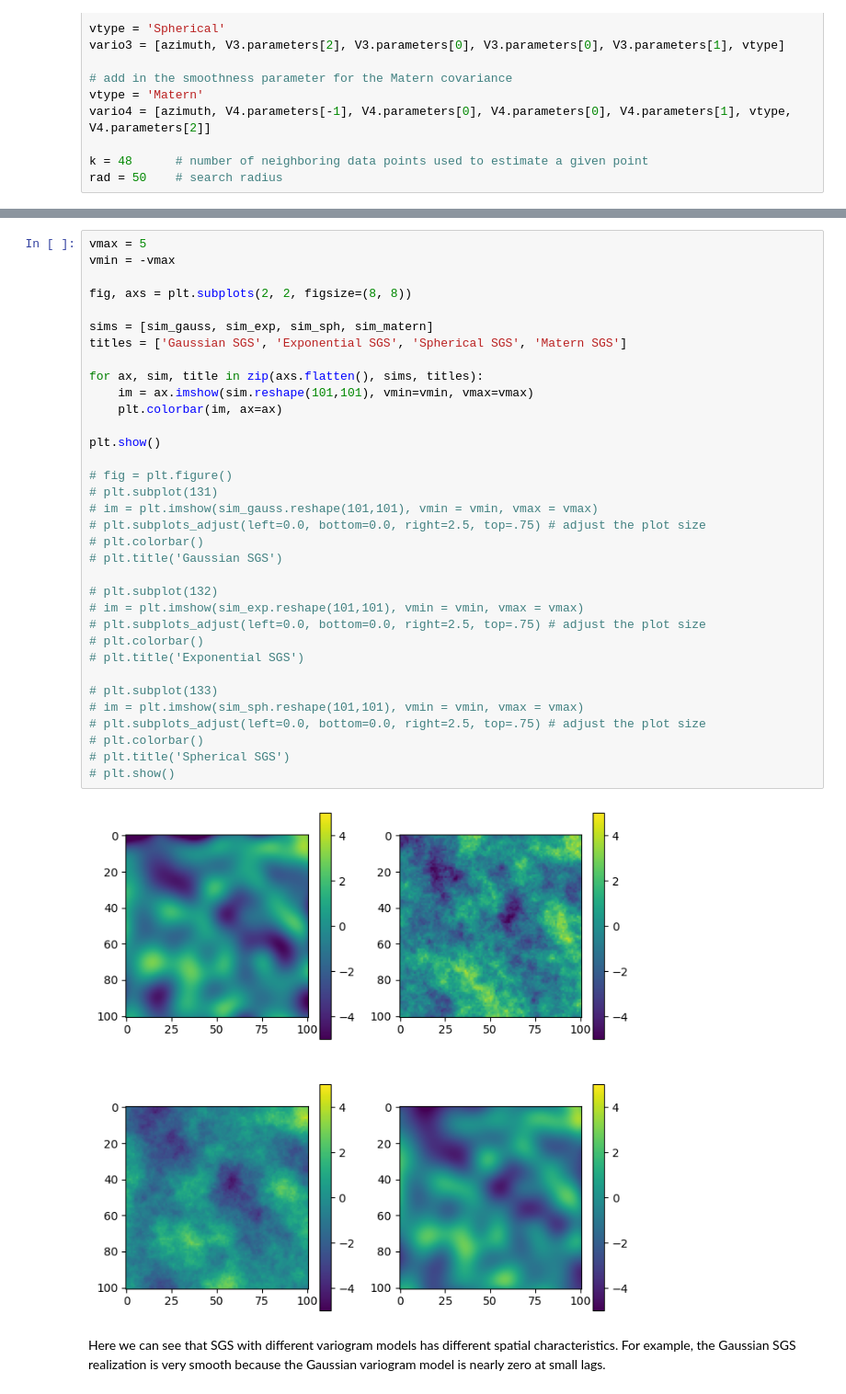
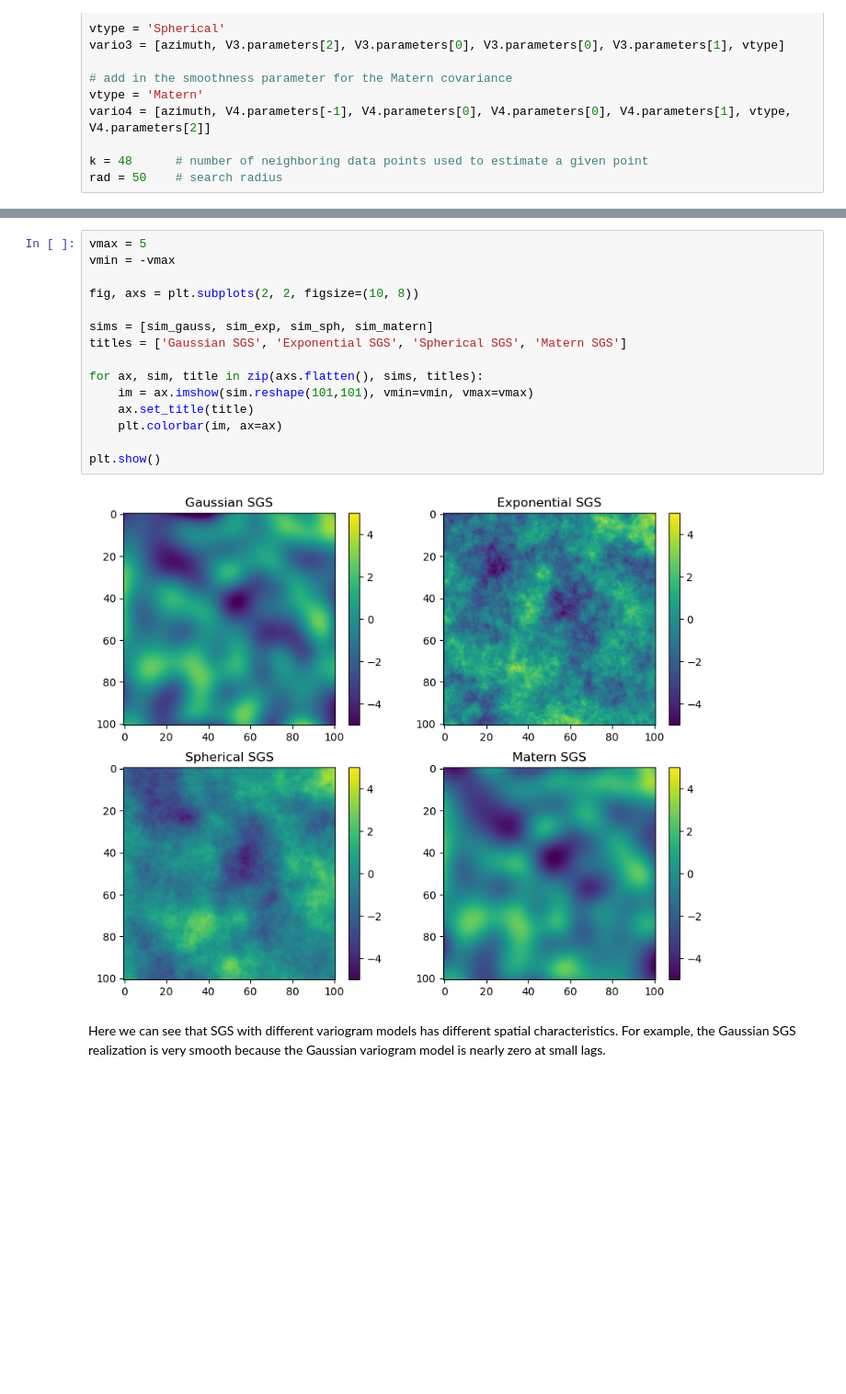
Before and after one commit to GatorGlaciology/GStatSim, a Jupyter notebook: demos/5_Variogram_interpolation_comparison.ipynb, the cells around one changed output, grey strips where cells are left out. Shown at 92% size. Saved outputs shown, nothing was run; the diff lists cells and outputs as text; blank space fills up the shorter version.

```diff
--- a/demos/5_Variogram_interpolation_comparison.ipynb
+++ b/demos/5_Variogram_interpolation_comparison.ipynb
@@ -200,39 +158,20 @@ plt.show()
 # %%
 vmax = 5
 vmin = -vmax
 
-fig, axs = plt.subplots(2, 2, figsize=(8, 8))
+fig, axs = plt.subplots(2, 2, figsize=(10, 8))
 
 sims = [sim_gauss, sim_exp, sim_sph, sim_matern]
 titles = ['Gaussian SGS', 'Exponential SGS', 'Spherical SGS', 'Matern SGS']
 
 for ax, sim, title in zip(axs.flatten(), sims, titles):
     im = ax.imshow(sim.reshape(101,101), vmin=vmin, vmax=vmax)
+    ax.set_title(title)
     plt.colorbar(im, ax=ax)
 
 plt.show()
-
-# fig = plt.figure()
-# plt.subplot(131)
-# im = plt.imshow(sim_gauss.reshape(101,101), vmin = vmin, vmax = vmax)
-# plt.subplots_adjust(left=0.0, bottom=0.0, right=2.5, top=.75) # adjust the plot size
-# plt.colorbar()
-# plt.title('Gaussian SGS')
-
-# plt.subplot(132)
-# im = plt.imshow(sim_exp.reshape(101,101), vmin = vmin, vmax = vmax)
-# plt.subplots_adjust(left=0.0, bottom=0.0, right=2.5, top=.75) # adjust the plot size
-# plt.colorbar()
-# plt.title('Exponential SGS')
-
-# plt.subplot(133)
-# im = plt.imshow(sim_sph.reshape(101,101), vmin = vmin, vmax = vmax)
-# plt.subplots_adjust(left=0.0, bottom=0.0, right=2.5, top=.75) # adjust the plot size
-# plt.colorbar()
-# plt.title('Spherical SGS')
-# plt.show()
 # %% [output]
-[figure, old version]
+[figure, new version]
 # %% [markdown]
 Here we can see that SGS with different variogram models has different spatial characteristics. For example, the Gaussian SGS realization is very smooth because the Gaussian variogram model is nearly zero at small lags.
 # %%
```
Also changed, not shown: parts of 8 cells of this notebook, 2 other files.
